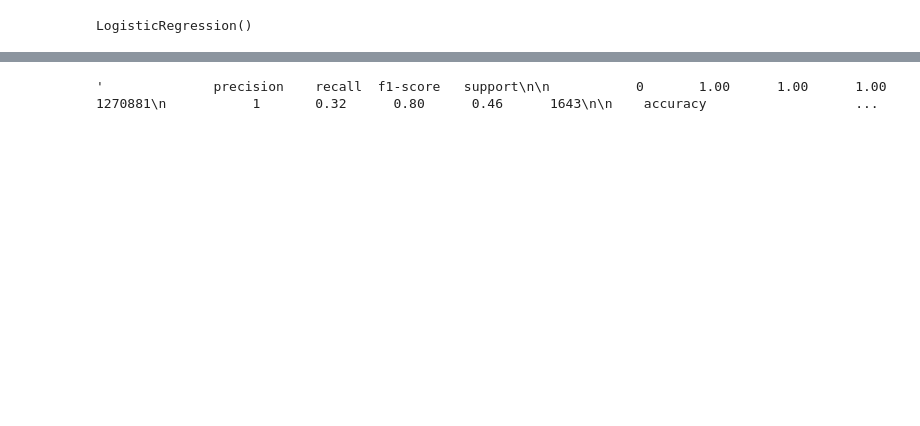
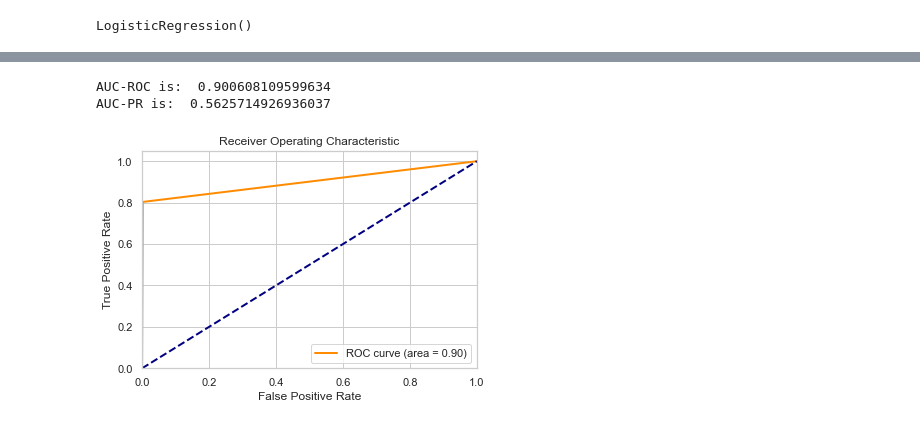
Before and after one commit to 11111xxxxx/fraud_detection, a Jupyter notebook: fraud_detection.ipynb, the cells around one changed output, grey strips where cells are left out. Cells and saved outputs as stored; diff of their text form; code cells hidden in the pictures; blank space fills up the shorter version.

```diff
--- a/fraud_detection.ipynb
+++ b/fraud_detection.ipynb
@@ -278,10 +277,10 @@ model = LogisticRegression()
 # %%
 # model fit (train on the training data)
-model.fit(X_train, Y_train)
+model_log.fit(X_train, Y_train)
 # %% [output]
 LogisticRegression()
 # %%
 # make a prediction
-Y_pred = model.predict(X_test)
+Y_pred_log = model_log.predict(X_test)
 # %%
 # evaluate the model
@@ -291,4 +304,46 @@ report = classification_report(Y_test, Y_pred)
-# %%
-classification_report(Y_test, Y_pred)
-# %% [output]
-'              precision    recall  f1-score   support\n\n           0       1.00      1.00      1.00   1270881\n           1       0.32      0.80      0.46      1643\n\n    accuracy                   ...
+# %%
+
+
+# AUC-ROC: The AUC-ROC measures the model's ability to distinguish between positive and negative instances.
+roc_auc = metrics.roc_auc_score(Y_test, Y_pred_log)
+
+# AUC-PR: The AUC-PR measures the precision-recall trade-off. It is a useful metric when the positive class is rare and you want to evaluate the model's ability to rank positive instances.
+precision, recall, _ = precision_recall_curve(Y_test, Y_pred_log)
+pr_auc = auc(recall, precision)
+
+# Print the metrics
+print("AUC-ROC is: ",roc_auc)
+print("AUC-PR is: ",pr_auc)
+# %% [output]
+AUC-ROC is:  0.900608109599634
+AUC-PR is:  0.5625714926936037
+# %%
+# Plot ROC curve
+def plot_roc(Y_test, Y_pred):
+    fpr, tpr, _ = roc_curve(Y_test, Y_pred)
+    plt.figure()
+    plt.plot(fpr, tpr, color='darkorange', lw=2, label='ROC curve (area = %0.2f)' % roc_auc)
+    plt.plot([0, 1], [0, 1], color='navy', lw=2, linestyle='--')
+    plt.xlim([0.0, 1.0])
+    plt.ylim([0.0, 1.05])
+    plt.xlabel('False Positive Rate')
+    plt.ylabel('True Positive Rate')
+    plt.title('Receiver Operating Characteristic')
+    plt.legend(loc='lower right')
+    plt.show()
+
+# Plot Precision-Recall curve
+def plot_pr(Y_test, Y_pred):
+    plt.figure()
+    plt.step(recall, precision, color='b', where='post')
+    plt.fill_between(recall, precision, alpha=0.2, color='b')
+    plt.xlabel('Recall')
+    plt.ylabel('Precision')
+    plt.ylim([0.0, 1.05])
+    plt.xlim([0.0, 1.0])
+    plt.title('Precision-Recall curve')
+    plt.show()
+# %%
+plot_roc(Y_test, Y_pred_log)
+# %% [output]
+[figure, added]
```
Also changed, not shown: parts of 11 cells of this notebook.
